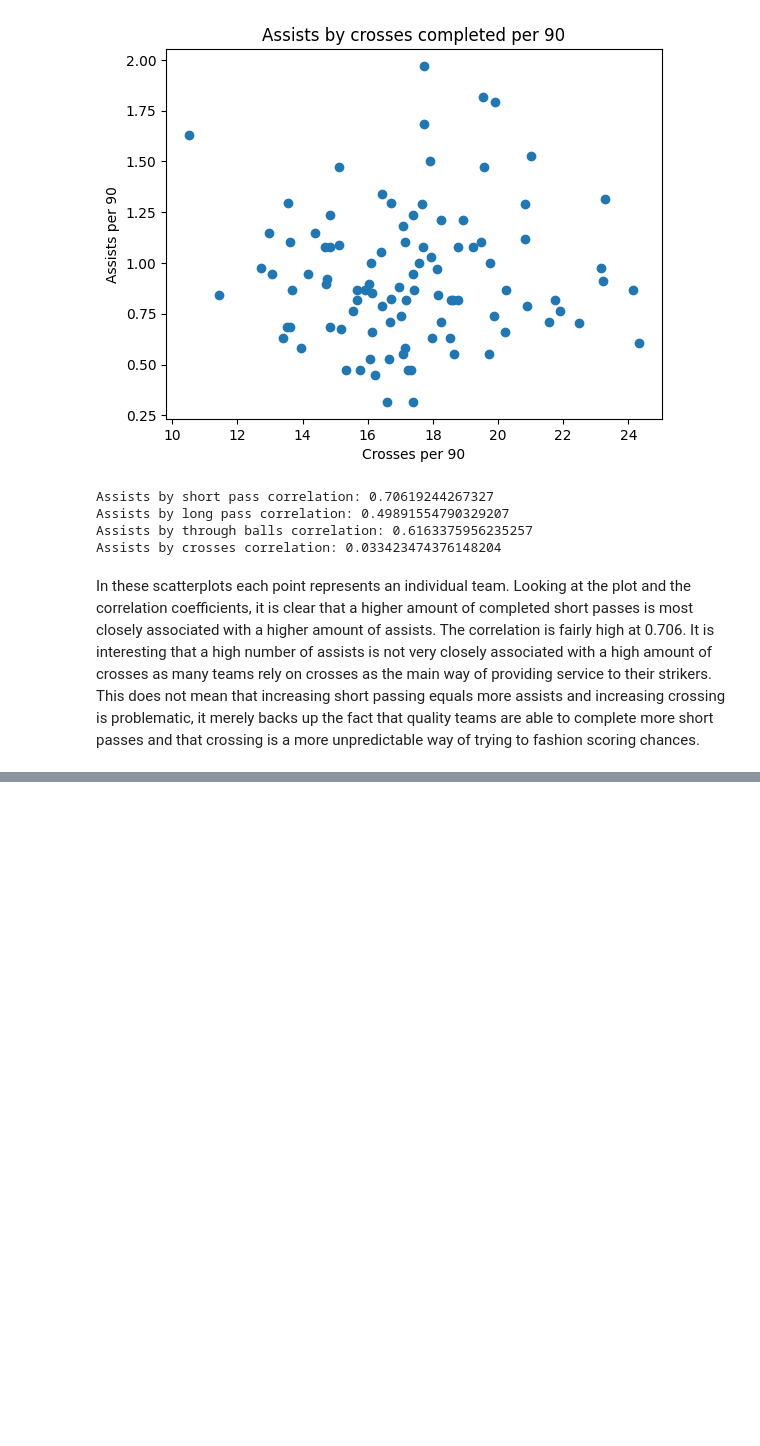
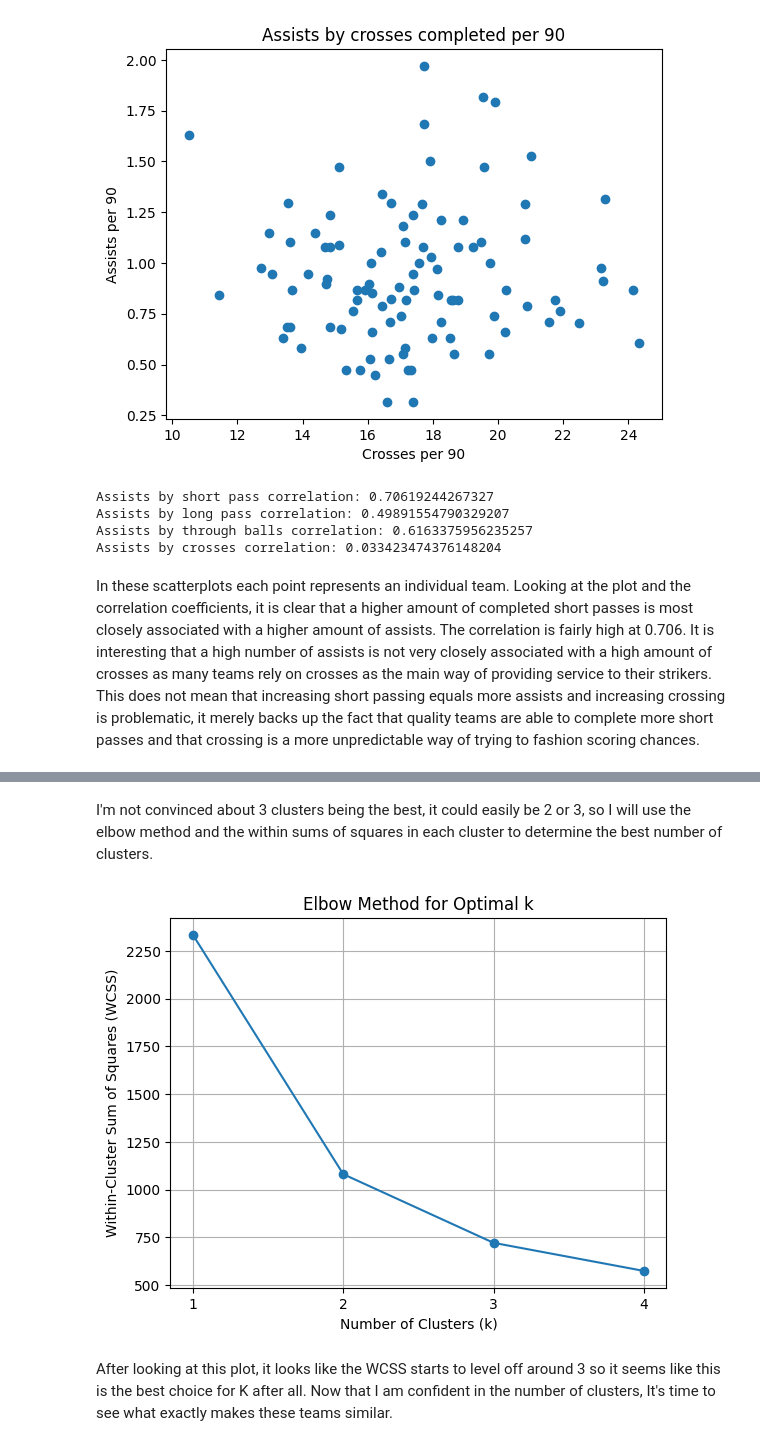
Before and after one commit to Owenp25/-Top-5-Football-Leagues-Clustering-Analysis, a Jupyter notebook: Top_5_Football_Leagues_Clustering_Teams_by_Passing_Play_Style.ipynb, the cells around one changed output, grey strips where cells are left out. Cells and saved outputs as stored; diff of their text form; code cells hidden in the pictures; blank space fills up the shorter version.

```diff
--- a/Top_5_Football_Leagues_Clustering_Teams_by_Passing_Play_Style.ipynb
+++ b/Top_5_Football_Leagues_Clustering_Teams_by_Passing_Play_Style.ipynb
@@ -508,0 +682,24 @@ In these scatterplots each point represents an individual team. Looking at the p
+# %% [markdown]
+I'm not convinced about 3 clusters being the best, it could easily be 2 or 3, so I will use the elbow method and the within sums of squares in each cluster to determine the best number of clusters.
+# %%
+# within sums of squares list
+wcss = []
+
+# add wcss to the list for each amount of clusters
+for k in range(1, 5):
+    kmeans = KMeans(n_clusters=k, random_state=42)
+    kmeans.fit(top5_pass_pca)
+    wcss.append(kmeans.inertia_)
+
+# Plot the WCSS for different values of k
+plt.plot(range(1, 5), wcss, marker='o')
+plt.xlabel('Number of Clusters (k)')
+plt.ylabel('Within-Cluster Sum of Squares (WCSS)')
+plt.title('Elbow Method for Optimal k')
+plt.xticks(range(1, 5))
+plt.grid()
+plt.show()
+# %% [output]
+[figure, added]
+# %% [markdown]
+After looking at this plot, it looks like the WCSS starts to level off around 3 so it seems like this is the best choice for K after all. Now that I am confident in the number of clusters, It's time to see what exactly makes these teams similar.
```
Also changed, not shown: parts of 24 cells of this notebook.
